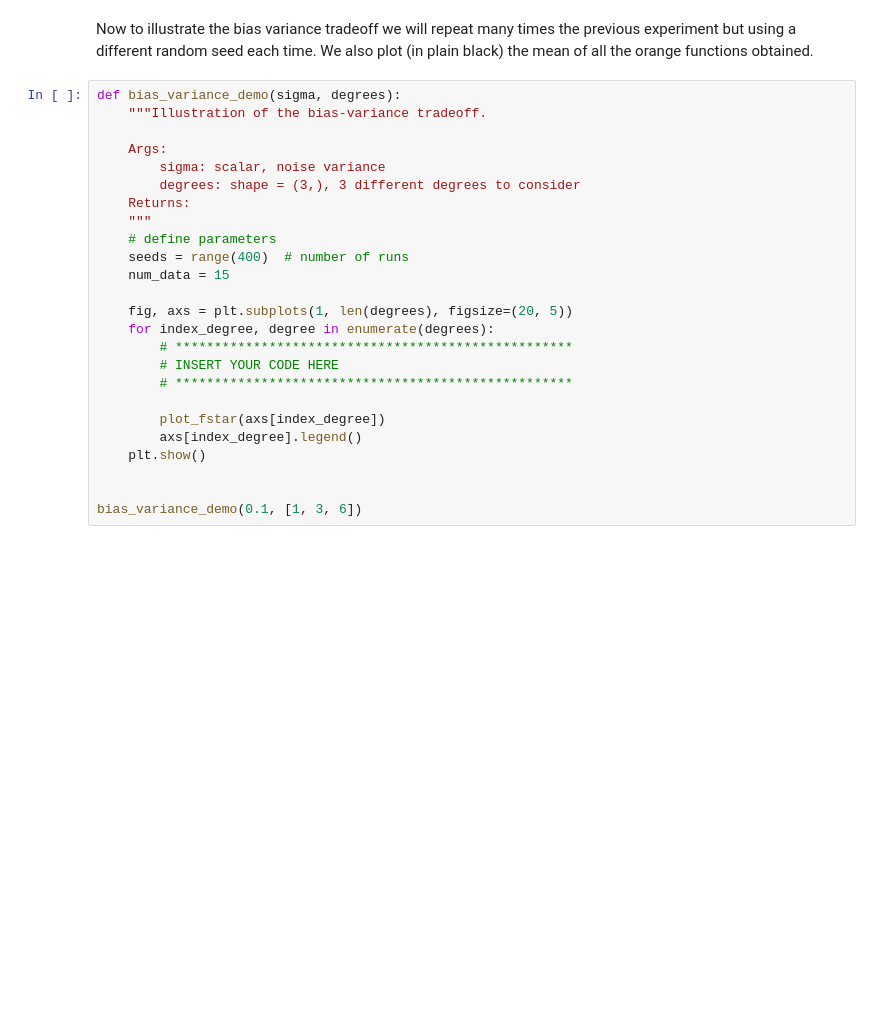
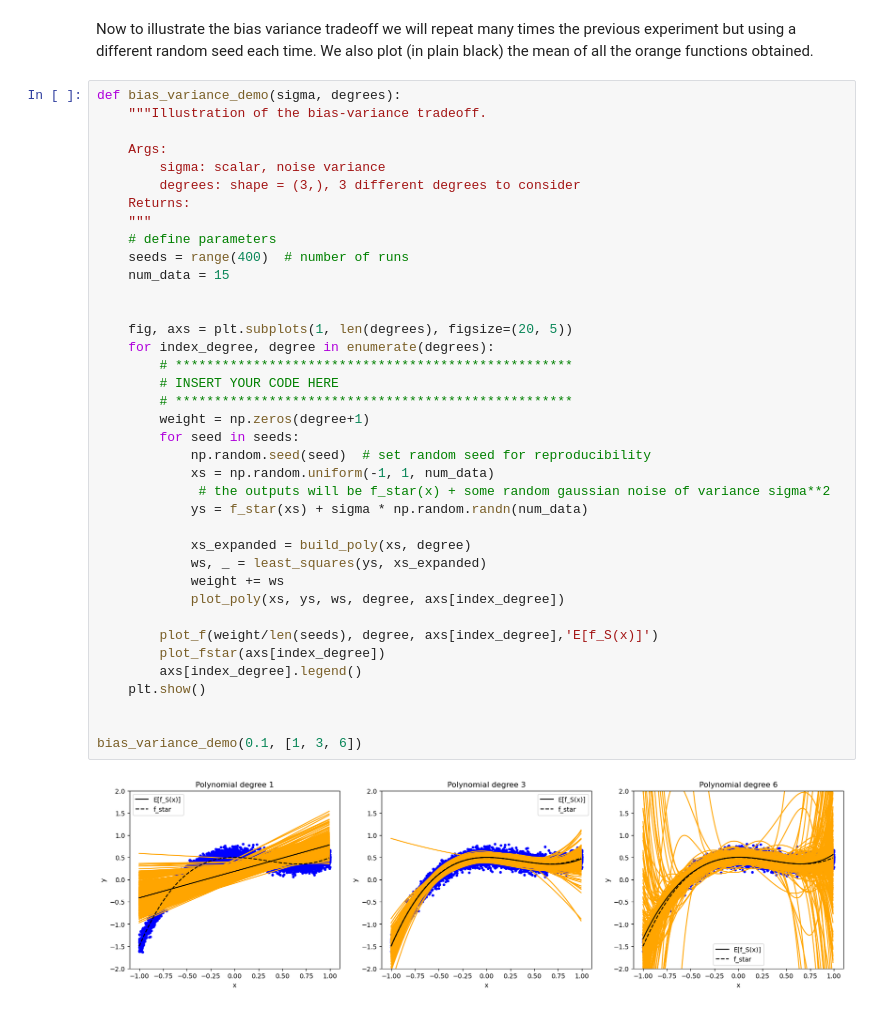
Before and after one commit to david-schroeter/ML_course, a Jupyter notebook: labs/ex04/template/ex04.ipynb, the cells around one changed output. Saved outputs shown, nothing was run; the diff lists cells and outputs as text; blank space fills up the shorter version.

Commit message:
implement Bias-Variance Decomposition part and finish ex04

```diff
--- a/labs/ex04/template/ex04.ipynb
+++ b/labs/ex04/template/ex04.ipynb
@@ -314,28 +319,43 @@ Now to illustrate the bias variance tradeoff we will repeat many times the previ
 # %%
 def bias_variance_demo(sigma, degrees):
     """Illustration of the bias-variance tradeoff.
 
     Args:
         sigma: scalar, noise variance
         degrees: shape = (3,), 3 different degrees to consider
     Returns:
     """
     # define parameters
     seeds = range(400)  # number of runs
     num_data = 15
 
+
     fig, axs = plt.subplots(1, len(degrees), figsize=(20, 5))
     for index_degree, degree in enumerate(degrees):
         # ***************************************************
         # INSERT YOUR CODE HERE
         # ***************************************************
+        weight = np.zeros(degree+1)
+        for seed in seeds:
+            np.random.seed(seed)  # set random seed for reproducibility
+            xs = np.random.uniform(-1, 1, num_data)
+             # the outputs will be f_star(x) + some random gaussian noise of variance sigma**2
+            ys = f_star(xs) + sigma * np.random.randn(num_data)
 
+            xs_expanded = build_poly(xs, degree)
+            ws, _ = least_squares(ys, xs_expanded)
+            weight += ws
+            plot_poly(xs, ys, ws, degree, axs[index_degree])
+
+        plot_f(weight/len(seeds), degree, axs[index_degree],'E[f_S(x)]')
         plot_fstar(axs[index_degree])
         axs[index_degree].legend()
     plt.show()
 
 
 bias_variance_demo(0.1, [1, 3, 6])
+# %% [output]
+[figure, added]
 # %% [markdown]
 Your output should ressemble to this:
 ![alt text](bias_variance.png)
```
Also changed, not shown: parts of 2 cells of this notebook.
